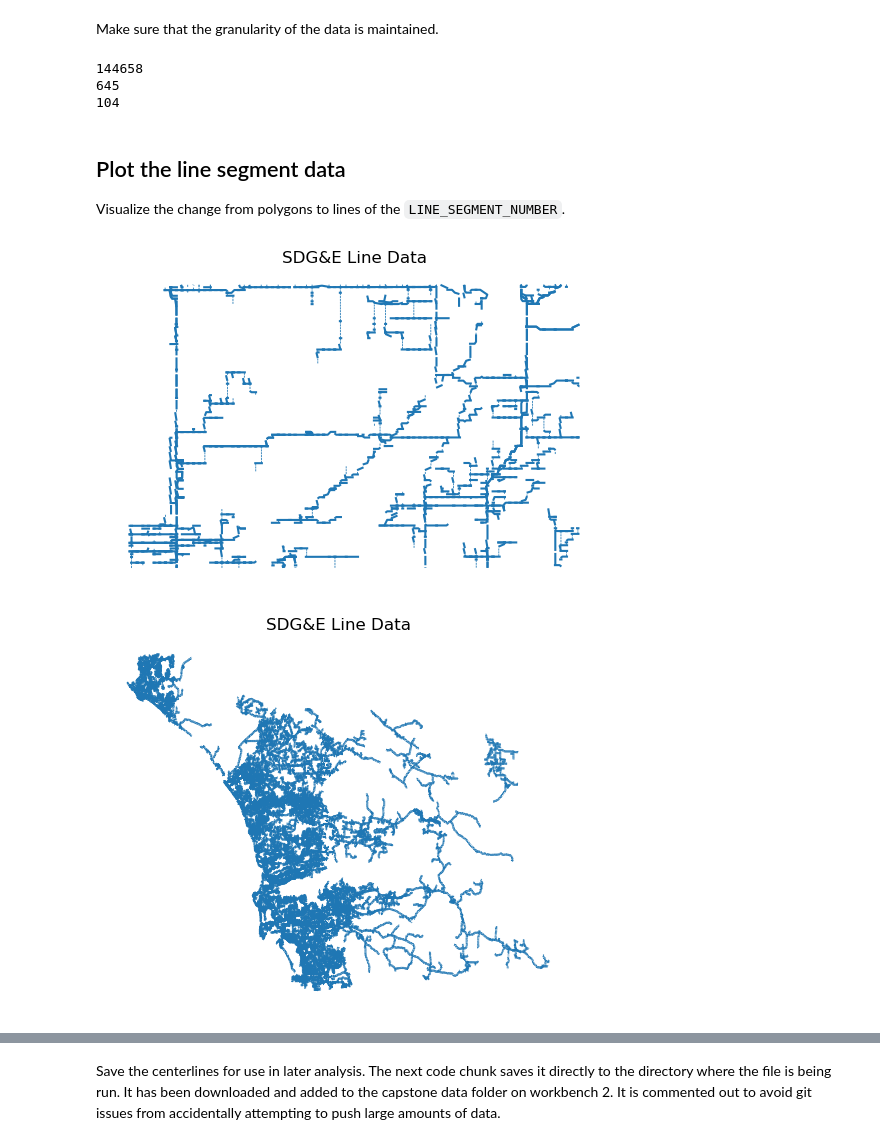
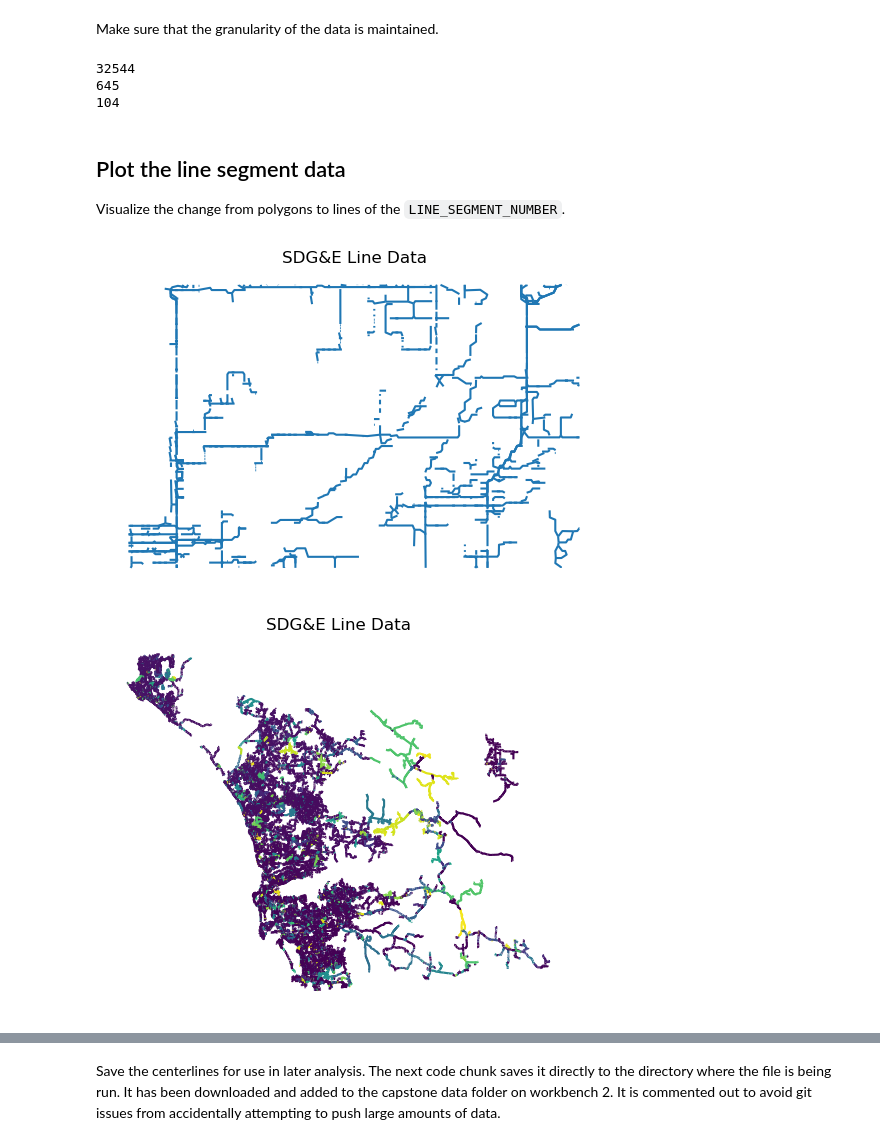
Before and after one commit to sofiiir/SDG-E, a Jupyter notebook: sdge_lines.ipynb, the cells around one changed output, grey strips where cells are left out. Saved outputs shown, nothing was run; the diff lists cells and outputs as text; code cells hidden in the pictures.

Commit message:
Line adjustment

```diff
--- a/sdge_lines.ipynb
+++ b/sdge_lines.ipynb
@@ -58,9 +61,8 @@ sdge_generation_capacity.head()
 # %% [markdown]
 Our analysis is only concerned with a subsection of the variables. Aggregate the data to the level of interest.
 # %%
-# create a list with the variables of interes
-attributes = ['LINE_SEGMENT_NUMBER',
-              'CIRCUIT_NAME',
+# create a list with the variables of interest
+attributes = ['CIRCUIT_NAME',
               'SUBID',
               'ICAWOF_UNIGENERATION',
               'ICAWOF_UNILOAD',
@@ -94,7 +96,7 @@ print(len(list(sdge_agg_lines['LINE_SEGMENT_NUMBER'].unique())))
 print(len(list(sdge_agg_lines['CIRCUIT_NAME'].unique())))
 print(len(list(sdge_agg_lines['SUBID'].unique())))
 # %% [output]
-144658
+32544
 645
 104
 # %% [markdown]
@@ -117,17 +119,18 @@ ax.axis('off')
 
 plt.show()
 # %% [output]
-[figure, old version]
+[figure, new version]
 # %%
 # plot the all of the generation line data
 fig, ax = plt.subplots()
 
-sdge_agg_lines.plot(ax=ax)
+sdge_agg_lines.plot(ax=ax,
+                    column = 'LINE_SEGMENT_NUMBER')
 
 ax.set_title('SDG&E Line Data')
 ax.axis('off')
 
 plt.show()
 # %% [output]
-[figure, old version]
+[figure, new version]
 # %%
```
Also changed, not shown: parts of 5 cells of this notebook.
